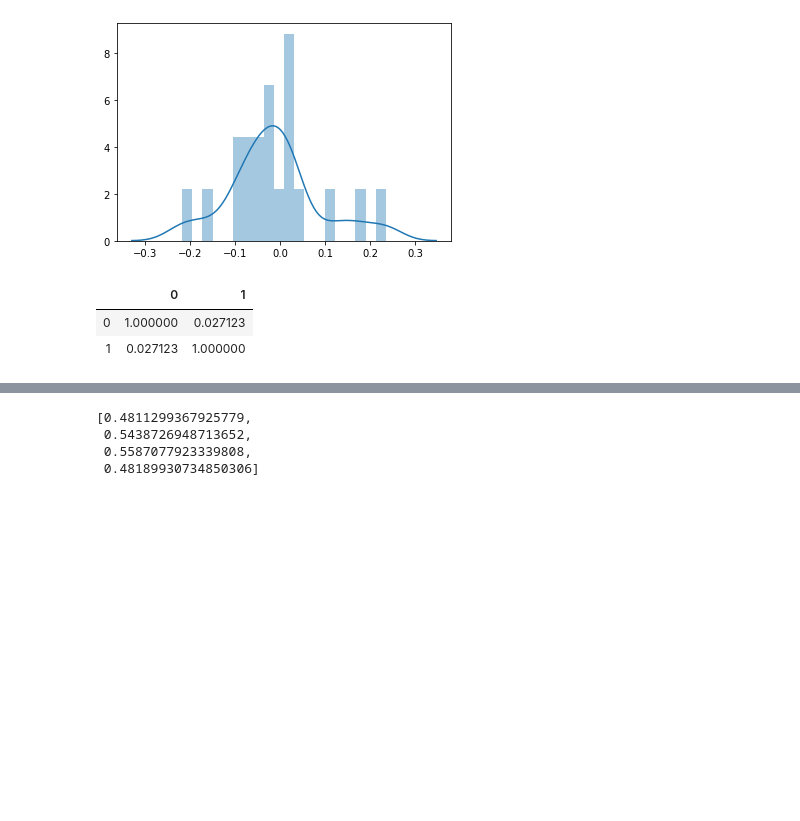
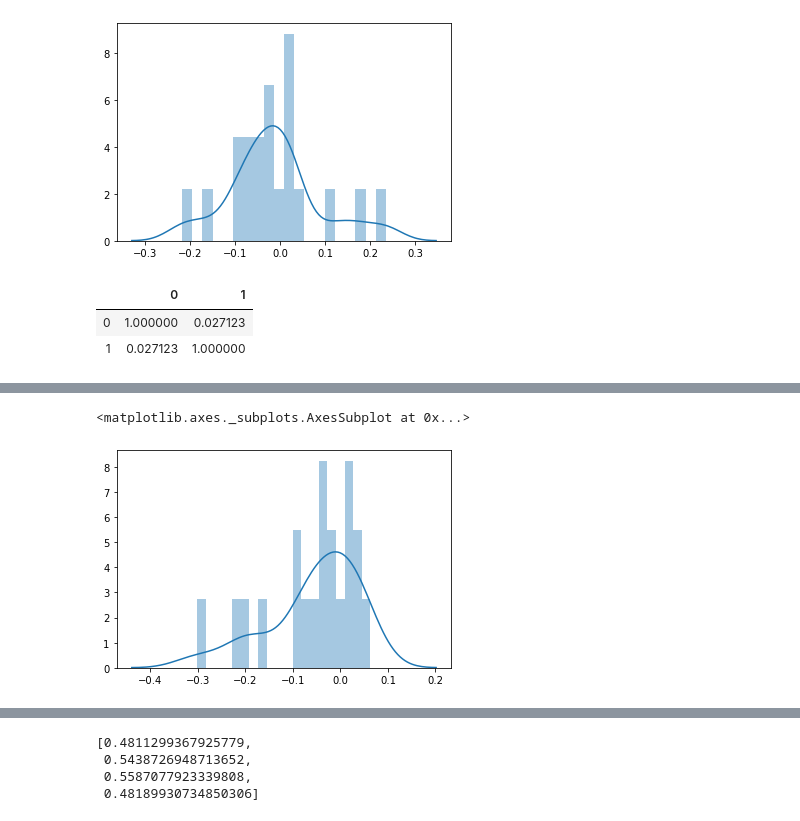
Before and after one commit to nandanrao/transfer-trees, a Jupyter notebook: simulate.ipynb, the cells around one changed output, grey strips where cells are left out. Cells and saved outputs as stored; diff of their text form; code cells hidden in the pictures; blank space fills up the shorter version.

```diff
--- a/simulate.ipynb
+++ b/simulate.ipynb
@@ -291,3 +291,14 @@ results = Parallel(n_jobs=-1)(delayed(runrun)(1000) for i in range(4))
 results = [(t-c)/c for (t,c),_,_,_ in results]
 print(np.mean(results))
 sns.distplot(np.array(results))
+# %%
+%%time
+# N = 1000
+
+results = [runrun(1000) for i in range(20)]
+mse = [(t-c)/c for (t,c),_,(tt, ct),_ in results]
+importances = [imp(tt, ct) for (t,c),_,(tt, ct),_ in results]
+print(np.mean(importances))
+print(np.mean(mse))
+sns.distplot(np.array(mse), bins = 20)
+# %% [output]
@@ -294,2 +309,4 @@ sns.distplot(np.array(results))
+<matplotlib.axes._subplots.AxesSubplot at 0x...>
+[figure, added]
 # %%
 %%time
```
Also changed, not shown: parts of 2 cells of this notebook, 1 other file.
